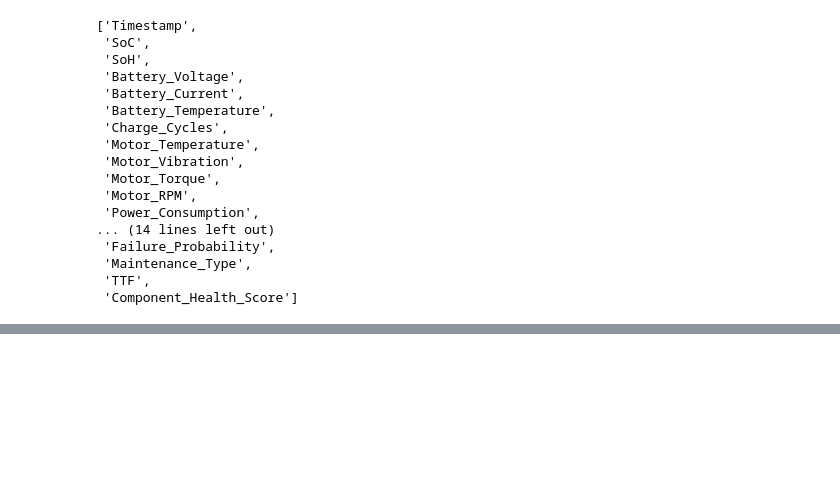
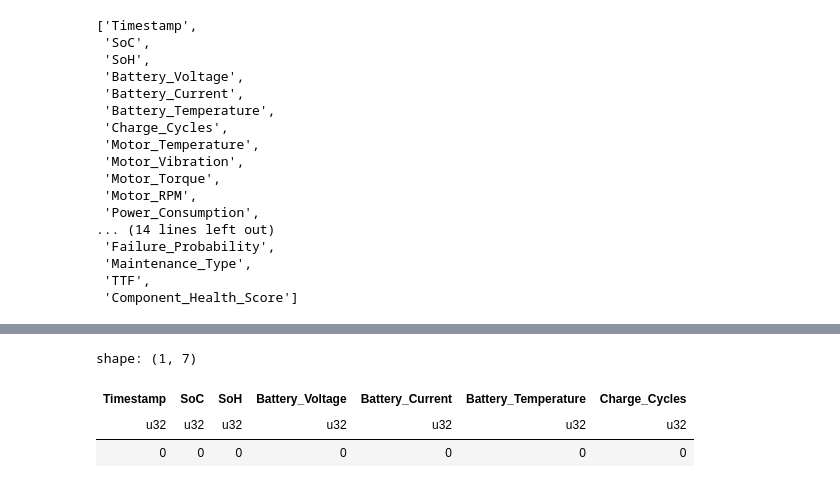
Before and after one commit to Mikepool117/bms-visualizer, a Jupyter notebook: dataset/dataset_generator-checkpoint.ipynb, the cells around one changed output, grey strips where cells are left out. Saved outputs shown, nothing was run; the diff lists cells and outputs as text; code cells hidden in the pictures; blank space fills up the shorter version.

```diff
--- a/dataset/dataset_generator-checkpoint.ipynb
+++ b/dataset/dataset_generator-checkpoint.ipynb
@@ -77,0 +104,7 @@ with open('dataset.csv', mode="w") as f:
+# %%
+df.select(pl.all().null_count())
+# %% [output]
+shape: (1, 7)
+| Timestamp | SoC | SoH | Battery_Voltage | Battery_Current | Battery_Temperature | Charge_Cycles |
+| u32 | u32 | u32 | u32 | u32 | u32 | u32 |
+| 0 | 0 | 0 | 0 | 0 | 0 | 0 |
```
Also changed, not shown: parts of 7 cells of this notebook, 4 other files.
